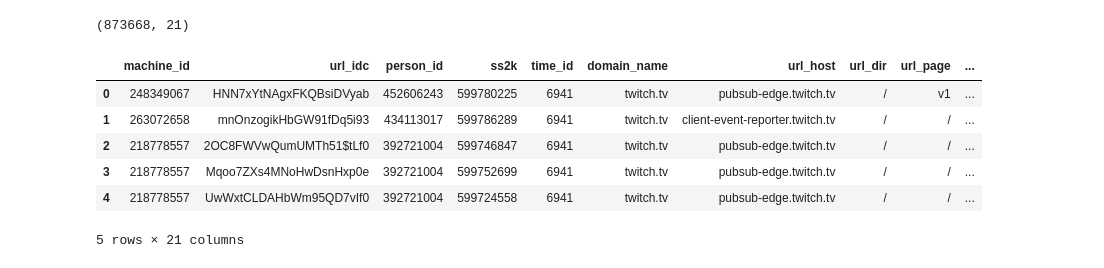
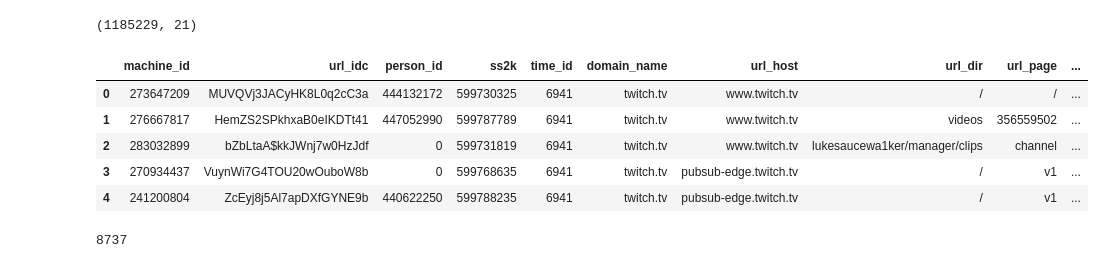
Before and after one commit to rs-kellogg/data-the-right-way, a Jupyter notebook: _sources/comscore-project/comscore-filter-domain.ipynb, the cells around one changed output. Saved outputs shown, nothing was run; the diff lists cells and outputs as text; code cells hidden in the pictures.

```diff
--- a/_sources/comscore-project/comscore-filter-domain.ipynb
+++ b/_sources/comscore-project/comscore-filter-domain.ipynb
@@ -9,5 +12,7 @@ import jinja2
 from jinja2 import Environment, BaseLoader
 import athena
+# %%
+pd.set_option("display.max.columns", None)
 # %%
 sql_template = """
 UNLOAD (
@@ -94,16 +103,16 @@ download: s3://kdc-comscore/parquet-extracts/url_/year=2019/month=01/day=02/2023
 # %%
-df = pd.read_parquet("./output/parquet/url_domain_twitch")
+df = pd.read_parquet("./output/parquet/url_twitch_test")
+print(df.shape)
+df.head()
+# %% [output]
+(1185229, 21)
+|  | machine_id | url_idc | person_id | ss2k | time_id | domain_name | url_host | url_dir | url_page | ... |
+| 0 | 273647209 | MUVQVj3JACyHK8L0q2cC3a | 444132172 | 599730325 | 6941 | twitch.tv | www.twitch.tv | / | / | ... |
+| 1 | 276667817 | HemZS2SPkhxaB0eIKDTt41 | 447052990 | 599787789 | 6941 | twitch.tv | www.twitch.tv | videos | 356559502 | ... |
+| 2 | 283032899 | bZbLtaA$kkJWnj7w0HzJdf | 0 | 599731819 | 6941 | twitch.tv | www.twitch.tv | lukesaucewa1ker/manager/clips | channel | ... |
+| 3 | 270934437 | VuynWi7G4TOU20wOuboW8b | 0 | 599768635 | 6941 | twitch.tv | pubsub-edge.twitch.tv | / | v1 | ... |
+| 4 | 241200804 | ZcEyj8j5Al7apDXfGYNE9b | 440622250 | 599788235 | 6941 | twitch.tv | pubsub-edge.twitch.tv | / | v1 | ... |
-# %%
-df.shape
-# %% [output]
-(873668, 21)
-# %%
-df.head()
-# %% [output]
-|  | machine_id | url_idc | person_id | ss2k | time_id | domain_name | url_host | url_dir | url_page | ... |
-| 0 | 248349067 | HNN7xYtNAgxFKQBsiDVyab | 452606243 | 599780225 | 6941 | twitch.tv | pubsub-edge.twitch.tv | / | v1 | ... |
-| 1 | 263072658 | mnOnzogikHbGW91fDq5i93 | 434113017 | 599786289 | 6941 | twitch.tv | client-event-reporter.twitch.tv | / | / | ... |
-| 2 | 218778557 | 2OC8FWVwQumUMTh51$tLf0 | 392721004 | 599746847 | 6941 | twitch.tv | pubsub-edge.twitch.tv | / | / | ... |
-| 3 | 218778557 | Mqoo7ZXs4MNoHwDsnHxp0e | 392721004 | 599752699 | 6941 | twitch.tv | pubsub-edge.twitch.tv | / | / | ... |
-| 4 | 218778557 | UwWxtCLDAHbWm95QD7vIf0 | 392721004 | 599724558 | 6941 | twitch.tv | pubsub-edge.twitch.tv | / | / | ... |
-5 rows × 21 columns
+# %%
+len(df.person_id.value_counts())
+# %% [output]
+8737
```
Also changed, not shown: parts of 9 cells of this notebook, 12 other files.
